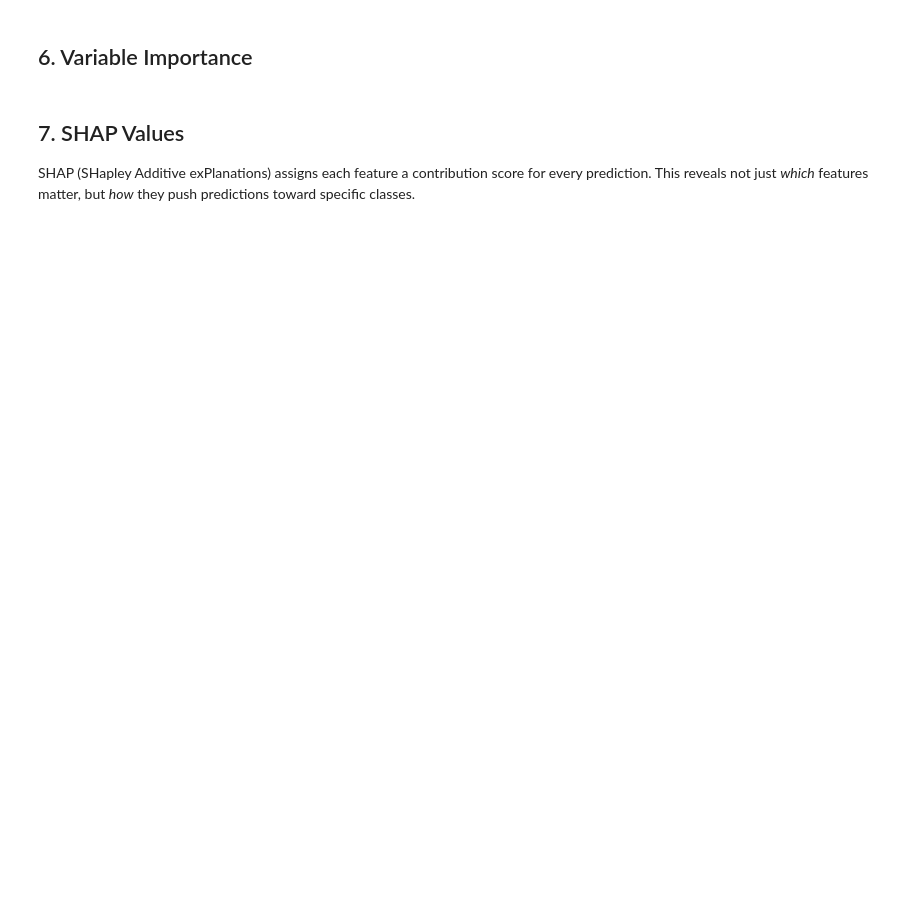
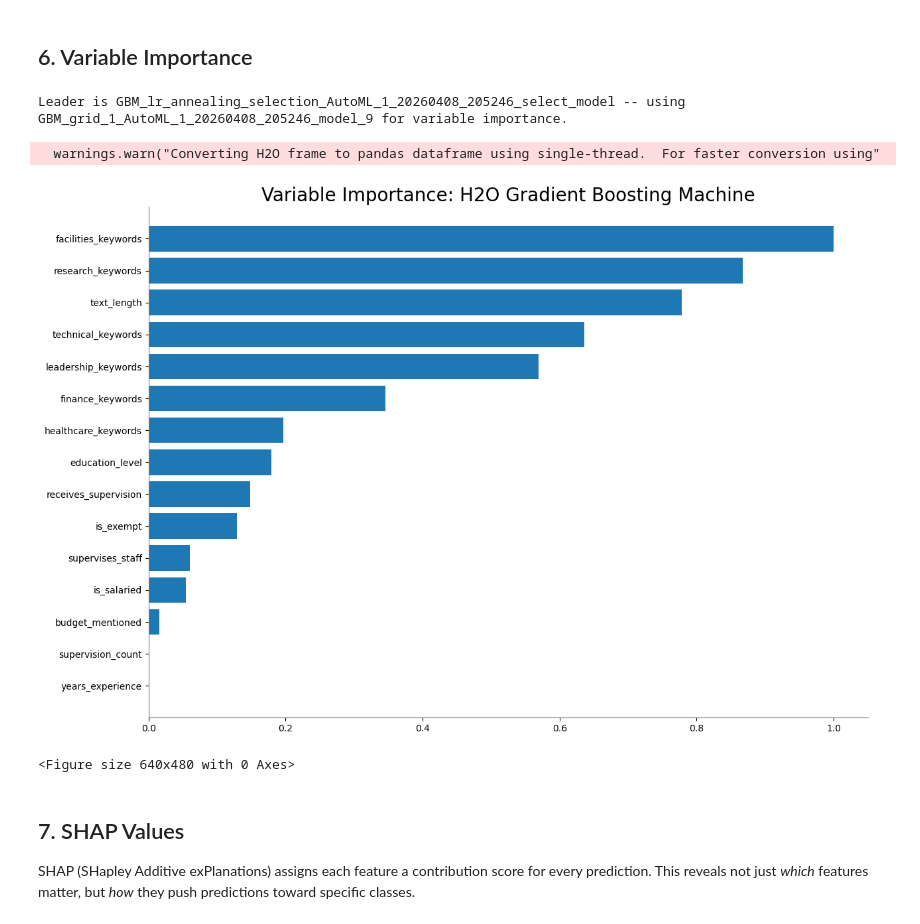
Before and after one commit to MSBA-Spring2026-Team-7/GRIFFIN-HR-Classification, a Jupyter notebook: notebooks/5_h2o_automl.ipynb, the cells around one changed output. Saved outputs shown, nothing was run; the diff lists cells and outputs as text; code cells hidden in the pictures; blank space fills up the shorter version.

```diff
--- a/notebooks/5_h2o_automl.ipynb
+++ b/notebooks/5_h2o_automl.ipynb
@@ -165,19 +310,23 @@ print(f"  (True class was among the 3 highest-probability predictions)")
 ## 6. Variable Importance
 # %%
 # Variable importance from the best model
-# Note: stacked ensembles don't have native varimp;
-# if the leader is an ensemble, use the best base model instead
-if "StackedEnsemble" in best.model_id:
-    print("Leader is a Stacked Ensemble -- using best GBM for variable importance.")
-    # Find best non-ensemble model
-    lb_df = lb.as_data_frame()
-    base_models = lb_df[~lb_df["model_id"].str.contains("StackedEnsemble")]
+# Selection models and stacked ensembles don't have native varimp;
+# fall back to the best standard model.
+varimp_excluded = ["StackedEnsemble", "select_model"]
+if any(tag in best.model_id for tag in varimp_excluded):
+    lb_df_v = lb.as_data_frame()
+    base_models = lb_df_v[~lb_df_v["model_id"].str.contains("|".join(varimp_excluded))]
     best_base_id = base_models.iloc[0]["model_id"]
     base_model = h2o.get_model(best_base_id)
-    print(f"Best base model: {best_base_id}")
+    print(f"Leader is {best.model_id} -- using {best_base_id} for variable importance.")
     base_model.varimp_plot(num_of_features=15)
 else:
     best.varimp_plot(num_of_features=15)
+# %% [output]
+Leader is GBM_lr_annealing_selection_AutoML_1_20260408_205246_select_model -- using GBM_grid_1_AutoML_1_20260408_205246_model_9 for variable importance.
+  warnings.warn("Converting H2O frame to pandas dataframe using single-thread.  For faster conversion using"
+[figure, added]
+<Figure size 640x480 with 0 Axes>
 # %% [markdown]
 ## 7. SHAP Values
 
```
Also changed, not shown: parts of 20 cells of this notebook, 19 other files.
